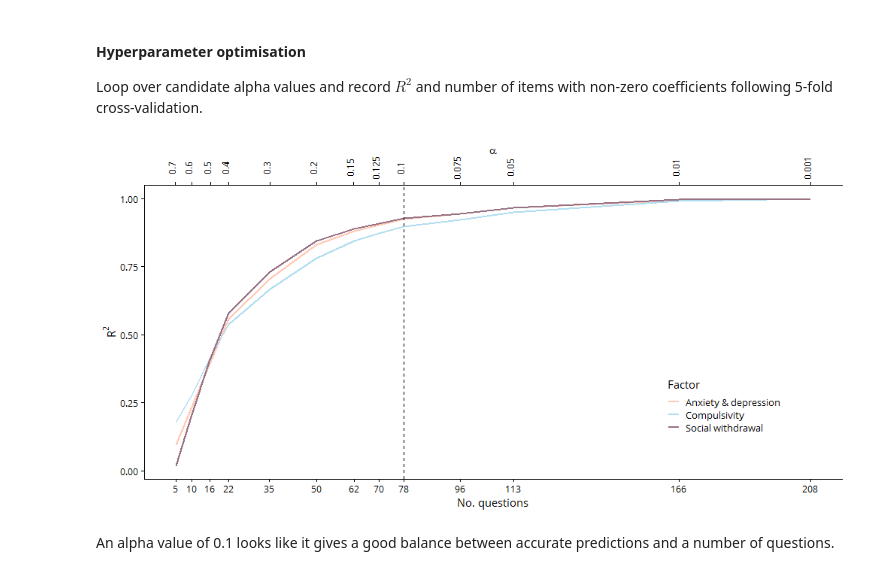
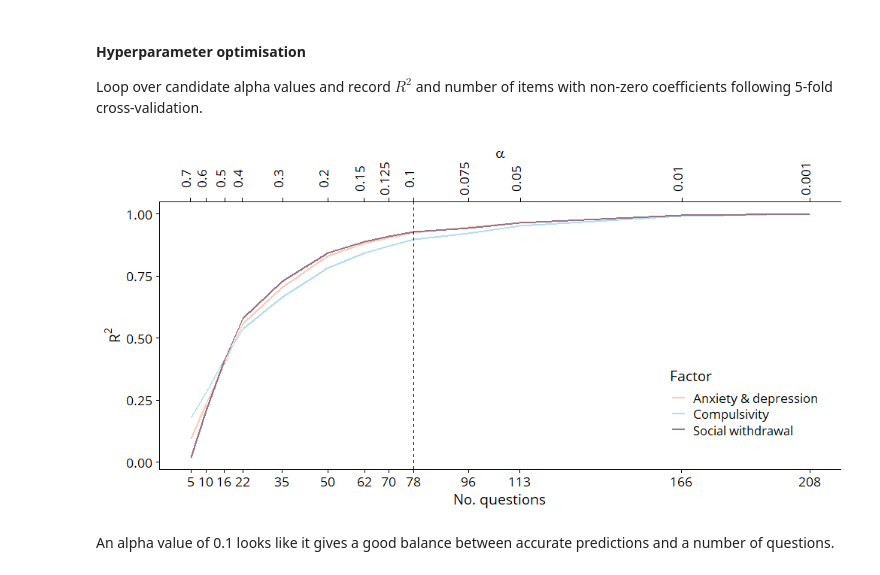
Before and after one commit to qdercon/pstpipeline, a Jupyter notebook: notebooks/data_cleaning_factor_derivation.ipynb, the cells around one changed output. Drawn from its saved outputs; the diff is of its cells as text; code cells hidden in the pictures.

```diff
--- a/notebooks/data_cleaning_factor_derivation.ipynb
+++ b/notebooks/data_cleaning_factor_derivation.ipynb
@@ -74,16 +75,16 @@ for n, alpha in enumerate(tqdm(alpha_values)):
 # %%
 %%R -i r2_values -i light_pal -i alpha_values -i n_items -w 10 -h 5 --units in -r 100
 
 factor_names = c('Anxiety & depression', 'Compulsivity', 'Social withdrawal')
 dimnames(r2_values) <- list(factor_names, paste(alpha_values, n_items, sep = "_"))
 
 pstpipeline::plot_factors(
     r2_values, plot_type = "r2_plot", hyp_alph = 0.1, pal = light_pal,
-    font = "Open Sans"
+    font = "Open Sans", font_size = 14
 )
 # ggplot2::ggsave('notebooks/plots/R2_plot.png', device = "png")
 # %% [output]
-[figure, old version]
+[figure, new version]
 # %% [markdown]
 An alpha value of 0.1 looks like it gives a good balance between accurate predictions and a number of questions.
 # %% [markdown]
```
Also changed, not shown: parts of 3 cells of this notebook, 7 other files.
